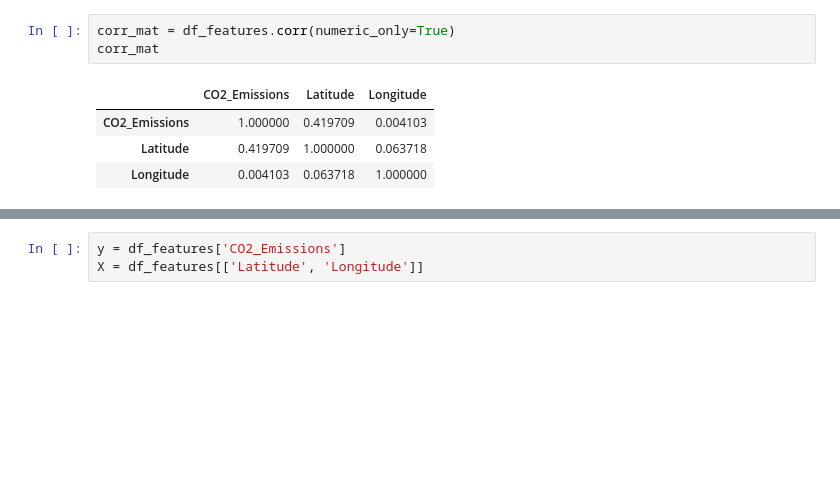
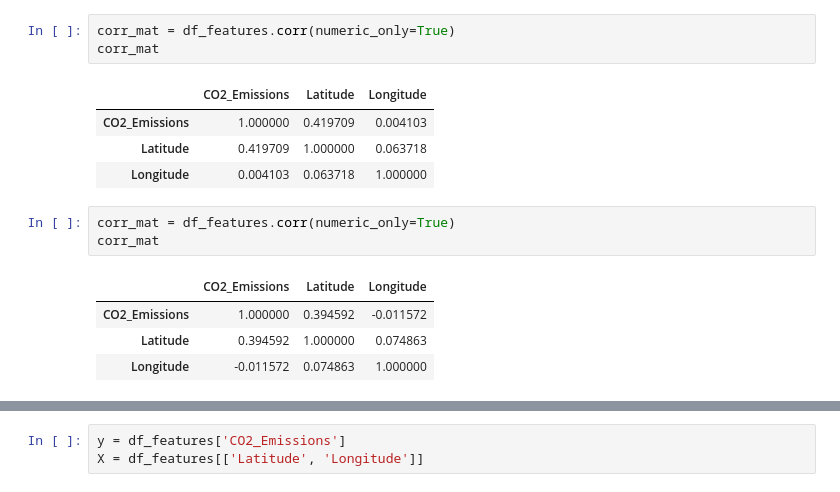
Before and after one commit to zuwa-oj/CO2-emissions-ML-project, a Jupyter notebook: src/notebooks/EDA.ipynb, the cells around one changed output, grey strips where cells are left out. Saved outputs shown, nothing was run; the diff lists cells and outputs as text; blank space fills up the shorter version.

```diff
--- a/src/notebooks/EDA.ipynb
+++ b/src/notebooks/EDA.ipynb
@@ -687,3 +687,11 @@ corr_mat
 | CO2_Emissions | 1.000000 | 0.419709 | 0.004103 |
 | Latitude | 0.419709 | 1.000000 | 0.063718 |
 | Longitude | 0.004103 | 0.063718 | 1.000000 |
+# %%
+corr_mat = df_features.corr(numeric_only=True)
+corr_mat
+# %% [output]
+|  | CO2_Emissions | Latitude | Longitude |
+| CO2_Emissions | 1.000000 | 0.394592 | -0.011572 |
+| Latitude | 0.394592 | 1.000000 | 0.074863 |
+| Longitude | -0.011572 | 0.074863 | 1.000000 |
```
Also changed, not shown: parts of 5 cells of this notebook, 2 other files.
